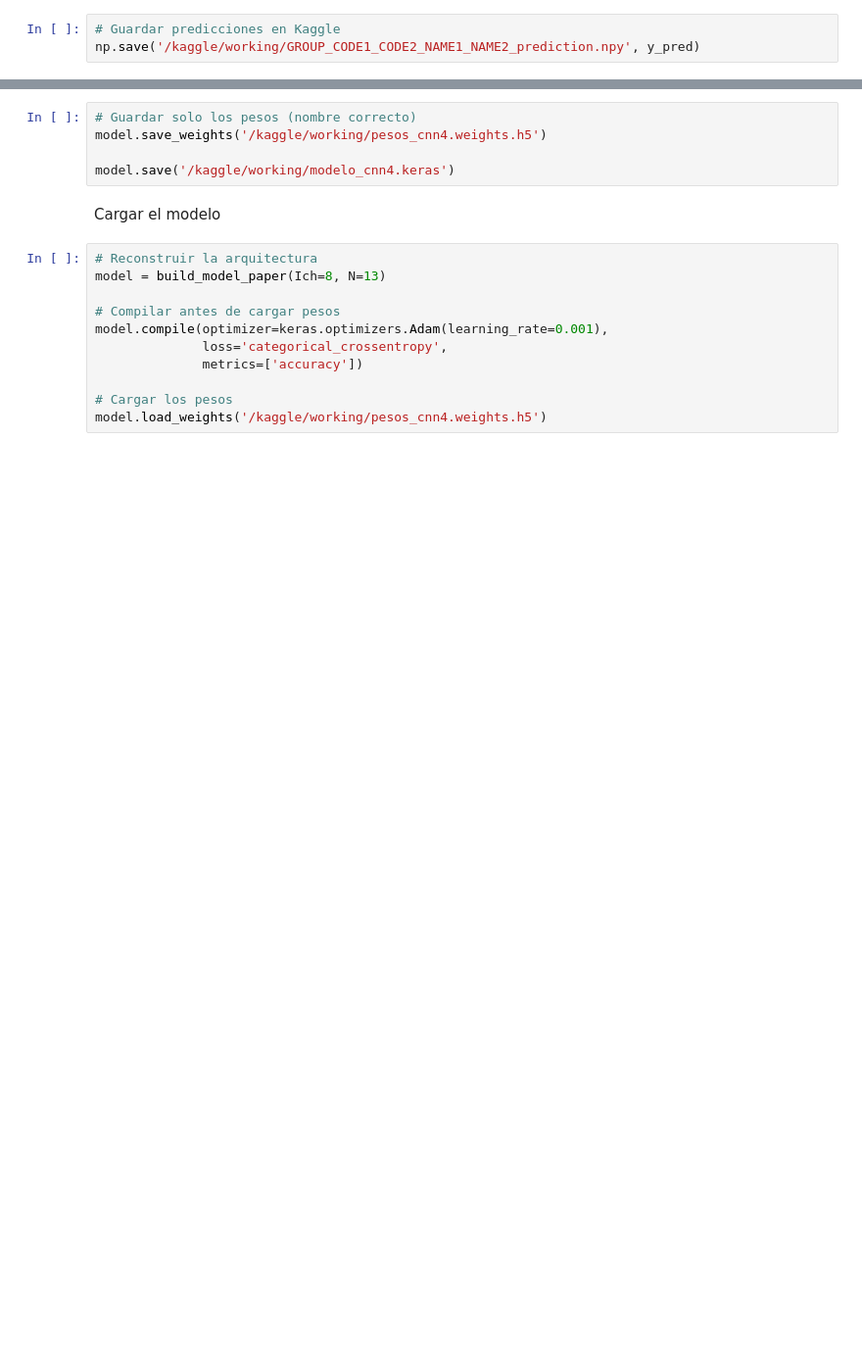
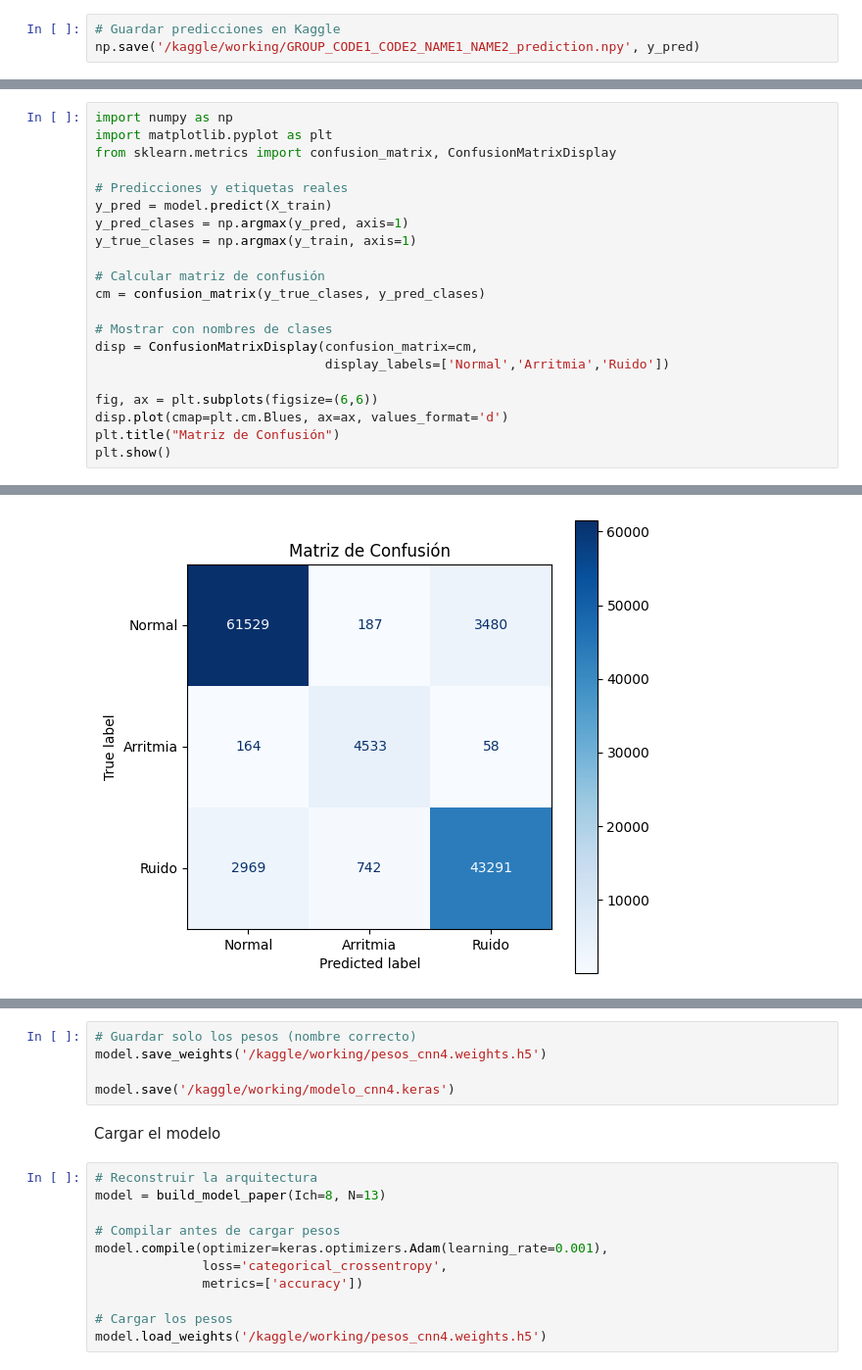
Before and after one commit to MANUELROMAN147/skills-introduction-to-github, a Jupyter notebook: proyecto-deep.ipynb, the cells around one changed output, grey strips where cells are left out. Shown at 98% size. Saved outputs shown, nothing was run; the diff lists cells and outputs as text; blank space fills up the shorter version.

```diff
--- a/proyecto-deep.ipynb
+++ b/proyecto-deep.ipynb
@@ -515,0 +547,22 @@ np.save('/kaggle/working/GROUP_CODE1_CODE2_NAME1_NAME2_prediction.npy', y_pred)
+# %%
+import numpy as np
+import matplotlib.pyplot as plt
+from sklearn.metrics import confusion_matrix, ConfusionMatrixDisplay
+
+# Predicciones y etiquetas reales
+y_pred = model.predict(X_train)
+y_pred_clases = np.argmax(y_pred, axis=1)
+y_true_clases = np.argmax(y_train, axis=1)
+
+# Calcular matriz de confusión
+cm = confusion_matrix(y_true_clases, y_pred_clases)
+
+# Mostrar con nombres de clases
+disp = ConfusionMatrixDisplay(confusion_matrix=cm,
+                              display_labels=['Normal','Arritmia','Ruido'])
+
+fig, ax = plt.subplots(figsize=(6,6))
+disp.plot(cmap=plt.cm.Blues, ax=ax, values_format='d')
+plt.title("Matriz de Confusión")
+plt.show()
+# %% [output]
@@ -516,3 +570,4 @@ np.save('/kaggle/working/GROUP_CODE1_CODE2_NAME1_NAME2_prediction.npy', y_pred)
+[figure, added]
 # %%
 # Guardar el modelo
 model.save('/kaggle/working/modelo_resnet20_ecg.keras')
```
Also changed, not shown: parts of 10 cells of this notebook.
